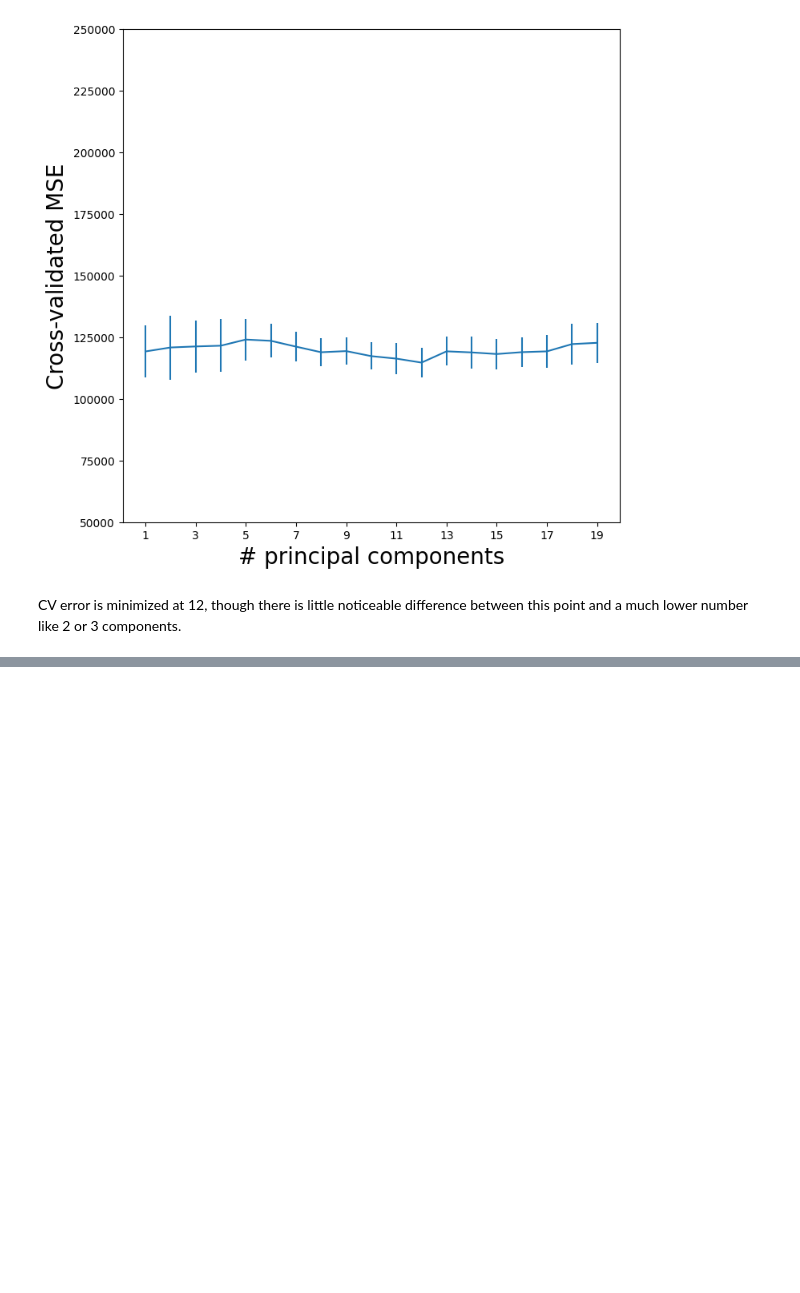
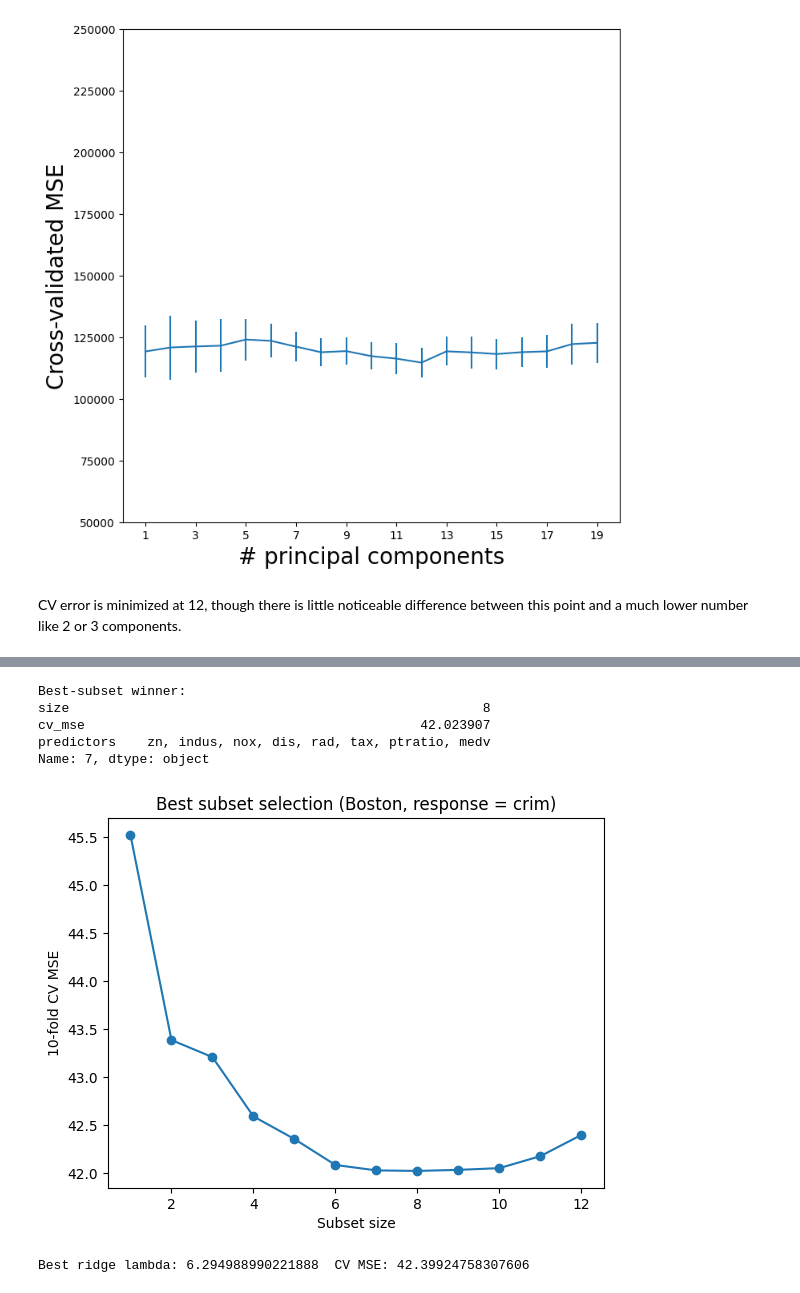
Before and after one commit to falrubaian/steamily_test2, a Jupyter notebook: Ch06-varselect-lab.ipynb, the cells around one changed output, grey strips where cells are left out. Saved outputs shown, nothing was run; the diff lists cells and outputs as text; code cells hidden in the pictures; blank space fills up the shorter version.

```diff
--- a/Ch06-varselect-lab.ipynb
+++ b/Ch06-varselect-lab.ipynb
@@ -994,0 +1010,4 @@ though there is little noticeable difference between this point and a much lower
+# %%
+Boston = load_data('Boston')
+print(Boston.shape)
+Boston.head()
@@ -994,0 +1022,7 @@ though there is little noticeable difference between this point and a much lower
+# %%
+Yb = Boston['crim']
+Xb = Boston.drop(columns=['crim'])
+Xb_s = StandardScaler().fit_transform(Xb)
+p = Xb.shape[1]
+kfold_b = skm.KFold(n_splits=10, shuffle=True, random_state=1)
+print(p, 'predictors:', list(Xb.columns))
@@ -994,0 +1031,20 @@ though there is little noticeable difference between this point and a much lower
+# %%
+def cv_mse(X_sub, Y, kfold):
+    model = skl.LinearRegression()
+    scores = skm.cross_val_score(model, X_sub, Y, cv=kfold, scoring='neg_mean_squared_error')
+    return -scores.mean()
+# %%
+best_by_size = {}
+Xb_df = pd.DataFrame(Xb_s, columns=Xb.columns)
+
+for k in range(1, p + 1):
+    best_mse_k, best_subset_k = np.inf, None
+    for combo in combinations(Xb.columns, k):
+        mse = cv_mse(Xb_df[list(combo)], Yb, kfold_b)
+        if mse < best_mse_k:
+            best_mse_k, best_subset_k = mse, combo
+    best_by_size[k] = (best_mse_k, best_subset_k)
+
+subset_results = pd.DataFrame([(k, v[0], ', '.join(v[1])) for k, v in best_by_size.items()],
+                               columns=['size', 'cv_mse', 'predictors'])
+subset_results
@@ -994,0 +1065,26 @@ though there is little noticeable difference between this point and a much lower
+# %%
+best_size = subset_results.loc[subset_results['cv_mse'].idxmin()]
+print('Best-subset winner:')
+print(best_size)
+
+fig, ax = plt.subplots()
+ax.plot(subset_results['size'], subset_results['cv_mse'], marker='o')
+ax.set_xlabel('Subset size')
+ax.set_ylabel('10-fold CV MSE')
+ax.set_title('Best subset selection (Boston, response = crim)')
+plt.show()
+# %% [output]
+Best-subset winner:
+size                                                     8
+cv_mse                                           42.023907
+predictors    zn, indus, nox, dis, rad, tax, ptratio, medv
+Name: 7, dtype: object
+[figure, added]
+# %%
+lambdas_b = 10 ** np.linspace(6, -3, 200)
+ridgeCV_b = skl.RidgeCV(alphas=lambdas_b, store_cv_results=True)
+ridgeCV_b.fit(Xb_s, Yb)
+ridge_mse_b = ridgeCV_b.cv_results_.mean(0).min()
+print('Best ridge lambda:', ridgeCV_b.alpha_, ' CV MSE:', ridge_mse_b)
+# %% [output]
+Best ridge lambda: 6.294988990221888  CV MSE: 42.39924758307606
```
Also changed, not shown: parts of 11 cells of this notebook.
